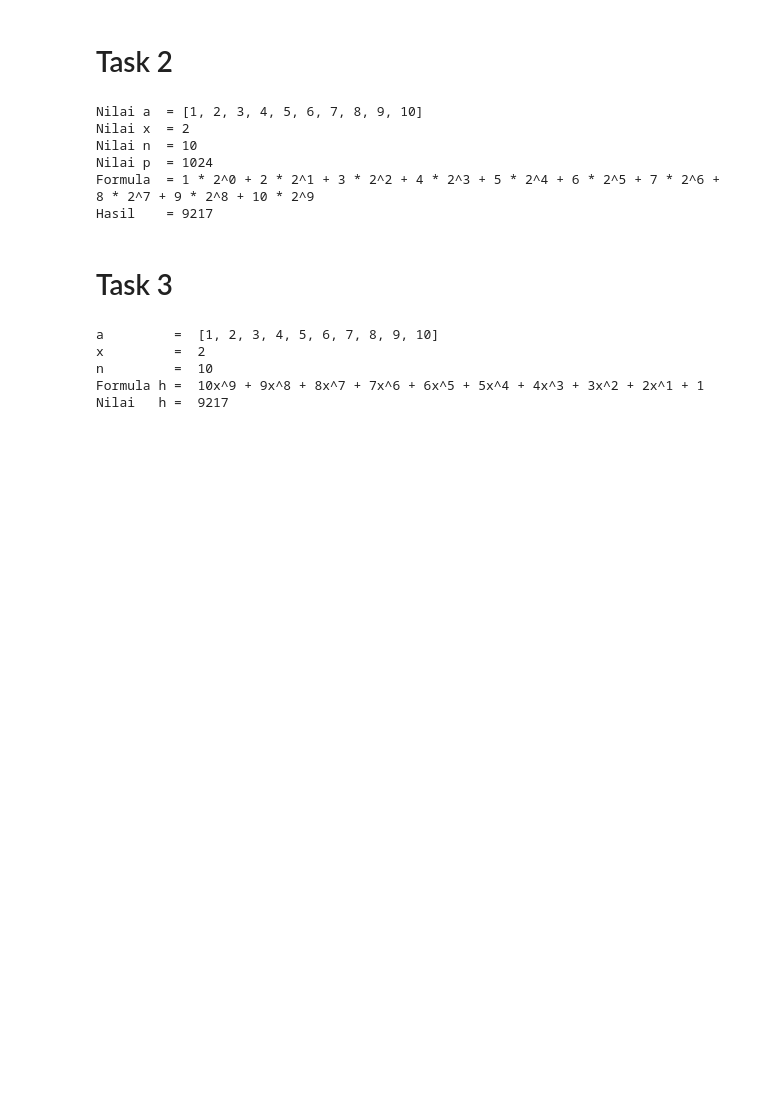
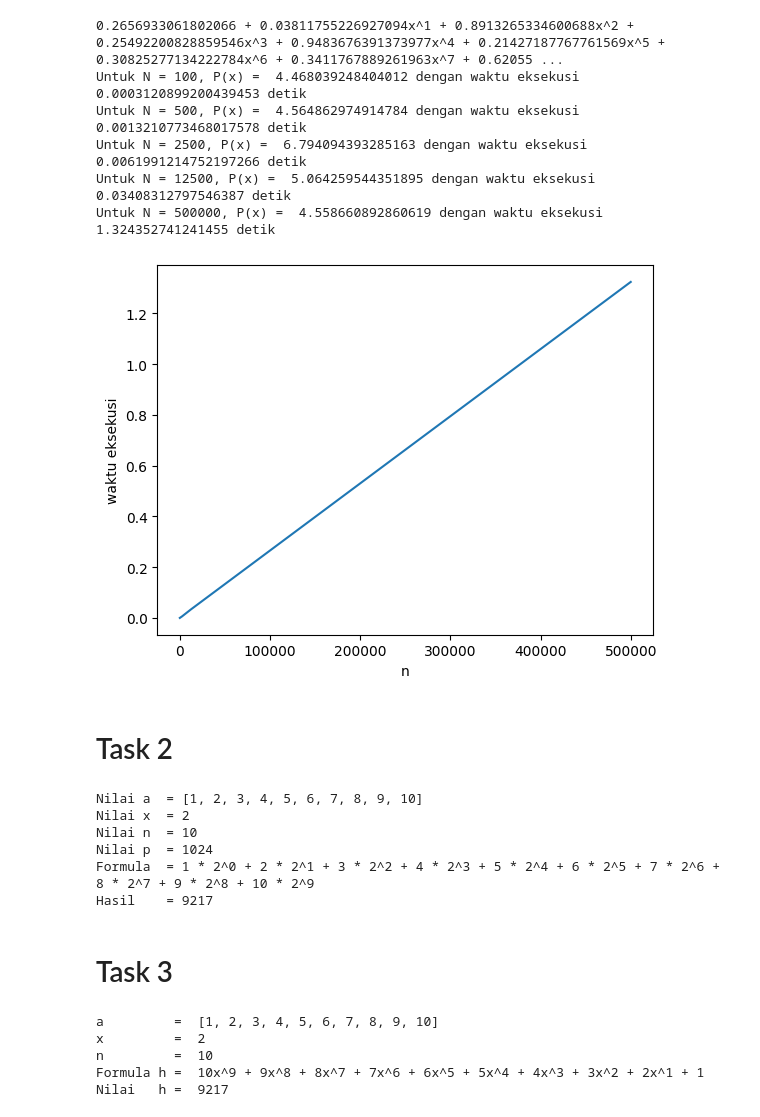
Before and after one commit to yudhaislamisulistya/task-aa-sandy, a Jupyter notebook: main.ipynb, the cells around one changed output. Saved outputs shown, nothing was run; the diff lists cells and outputs as text; code cells hidden in the pictures; blank space fills up the shorter version.

```diff
--- a/main.ipynb
+++ b/main.ipynb
@@ -9,3 +6,53 @@ import pandas as pd
+# %%
+def hitung_p(x, a):
+    st = time.time()
+    n = len(a)
+    p = 0
+    pStr = ""
+    for i in range(n):
+        p += a[i]*x**i
+        if i == 0:
+            pStr += str(a[i])
+        else:
+            pStr += " + " + str(a[i]) + "x^" + str(i)
+    if n == 500:
+        print(pStr)
+    et = time.time()
+    exce_time = et-st
+    return p, exce_time
+
+n = [100, 500, 2500, 12500, 500000]
+x = 0.9
+a100 = np.random.rand(n[0])
+a500 = np.random.rand(n[1])
+a2500 = np.random.rand(n[2])
+a12500 = np.random.rand(n[3])
+a500000 = np.random.rand(n[4])
+
+p100, t100 = hitung_p(x, a100)
+p500, t500 = hitung_p(x, a500)
+p2500, t2500 = hitung_p(x, a2500)
+p12500, t12500 = hitung_p(x, a12500)
+p500000, t500000 = hitung_p(x, a500000)
+
+print("Untuk N = 100, P(x) = ", p100, "dengan waktu eksekusi", t100, "detik")
+print("Untuk N = 500, P(x) = ", p500, "dengan waktu eksekusi", t500, "detik")
+print("Untuk N = 2500, P(x) = ", p2500, "dengan waktu eksekusi", t2500, "detik")
+print("Untuk N = 12500, P(x) = ", p12500, "dengan waktu eksekusi", t12500, "detik")
+print("Untuk N = 500000, P(x) = ", p500000, "dengan waktu eksekusi", t500000, "detik")
+
+plt.plot(n, [t100, t500, t2500, t12500, t500000])
+plt.xlabel("n")
+plt.ylabel("waktu eksekusi")
+plt.show()
+# %% [output]
+0.2656933061802066 + 0.03811755226927094x^1 + 0.8913265334600688x^2 + 0.25492200828859546x^3 + 0.9483676391373977x^4 + 0.21427187767761569x^5 + 0.30825277134222784x^6 + 0.3411767889261963x^7 + 0.62055 ...
+Untuk N = 100, P(x) =  4.468039248404012 dengan waktu eksekusi 0.0003120899200439453 detik
+Untuk N = 500, P(x) =  4.564862974914784 dengan waktu eksekusi 0.0013210773468017578 detik
+Untuk N = 2500, P(x) =  6.794094393285163 dengan waktu eksekusi 0.0061991214752197266 detik
+Untuk N = 12500, P(x) =  5.064259544351895 dengan waktu eksekusi 0.03408312797546387 detik
+Untuk N = 500000, P(x) =  4.558660892860619 dengan waktu eksekusi 1.324352741241455 detik
+[figure, added]
 # %% [markdown]
 # Task 2
 # %%
```
Also changed, not shown: parts of 2 cells of this notebook.
